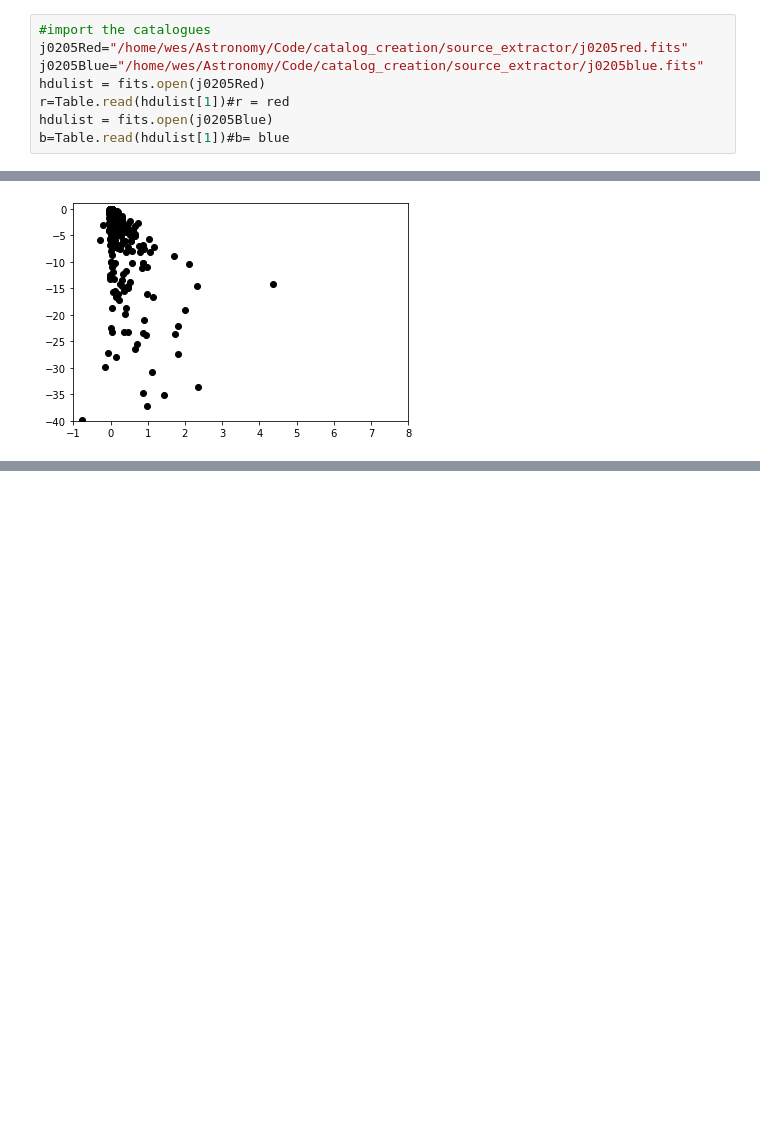
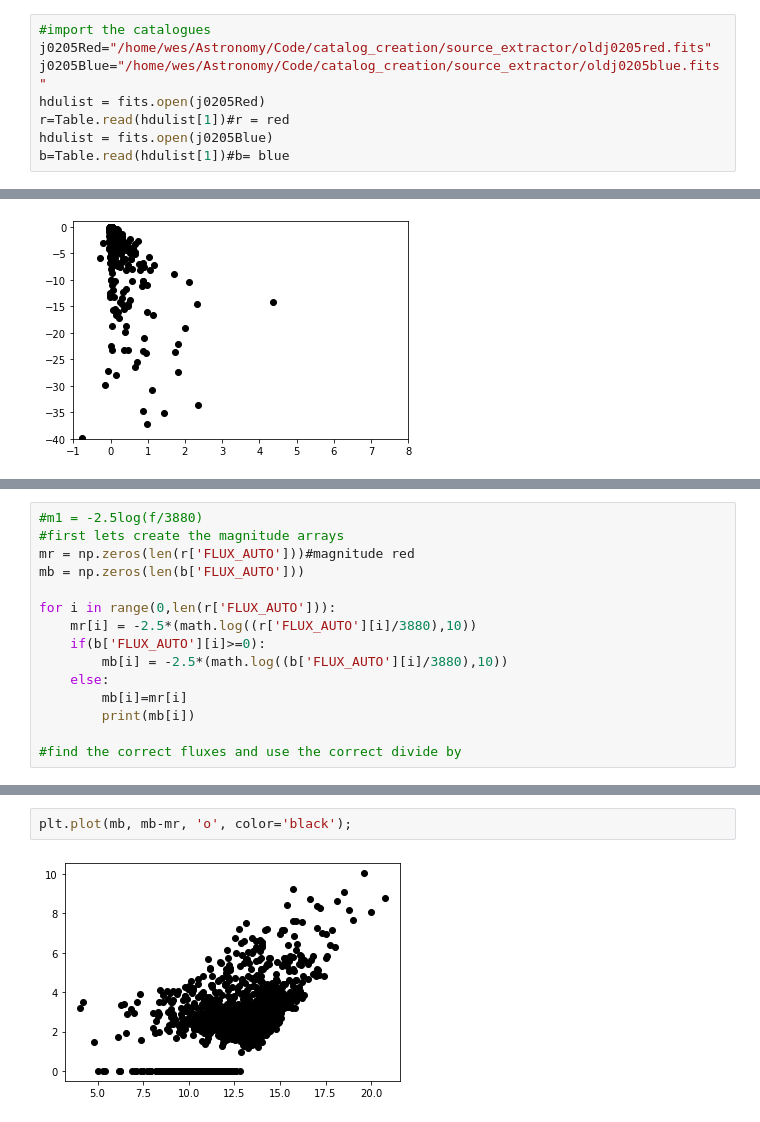
Before and after one commit to weslumundo/catalog_creation, a Jupyter notebook: Analysis/plots.ipynb, the cells around one changed output, grey strips where cells are left out. Cells and saved outputs as stored; diff of their text form; blank space fills up the shorter version.

```diff
--- a/Analysis/plots.ipynb
+++ b/Analysis/plots.ipynb
@@ -15,8 +15,8 @@ from io import StringIO
 from astropy.io import ascii
 # %%
 #import the catalogues
-j0205Red="/home/wes/Astronomy/Code/catalog_creation/source_extractor/j0205red.fits"
-j0205Blue="/home/wes/Astronomy/Code/catalog_creation/source_extractor/j0205blue.fits"
+j0205Red="/home/wes/Astronomy/Code/catalog_creation/source_extractor/oldj0205red.fits"
+j0205Blue="/home/wes/Astronomy/Code/catalog_creation/source_extractor/oldj0205blue.fits"
 hdulist = fits.open(j0205Red)
 r=Table.read(hdulist[1])#r = red
 hdulist = fits.open(j0205Blue)
@@ -102,0 +126,15 @@ ax.set_ylim([-40, 1])
+# %%
+#m1 = -2.5log(f/3880)
+#first lets create the magnitude arrays
+mr = np.zeros(len(r['FLUX_AUTO']))#magnitude red
+mb = np.zeros(len(b['FLUX_AUTO']))
+
+for i in range(0,len(r['FLUX_AUTO'])):
+    mr[i] = -2.5*(math.log((r['FLUX_AUTO'][i]/3880),10))
+    if(b['FLUX_AUTO'][i]>=0):
+        mb[i] = -2.5*(math.log((b['FLUX_AUTO'][i]/3880),10))
+    else:
+        mb[i]=mr[i]
+        print(mb[i])
+
+#find the correct fluxes and use the correct divide by
@@ -102,0 +159,4 @@ ax.set_ylim([-40, 1])
+# %%
+plt.plot(mb, mb-mr, 'o', color='black');
+# %% [output]
+[figure, added]
```
Also changed, not shown: parts of 2 cells of this notebook, 2 other files.
